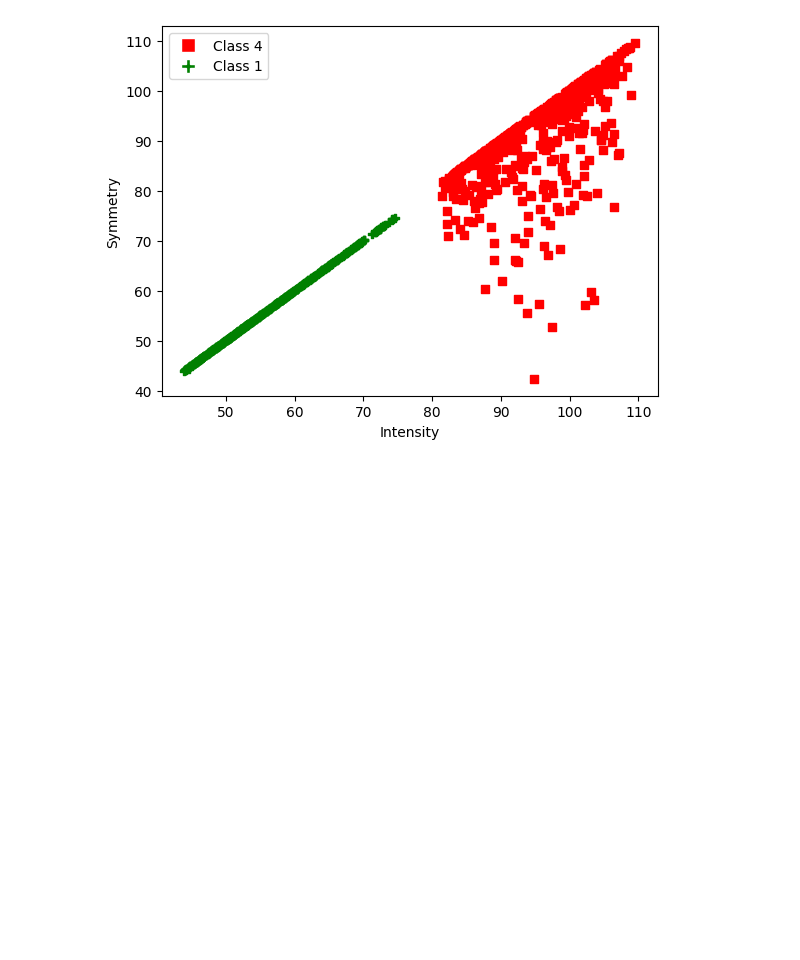
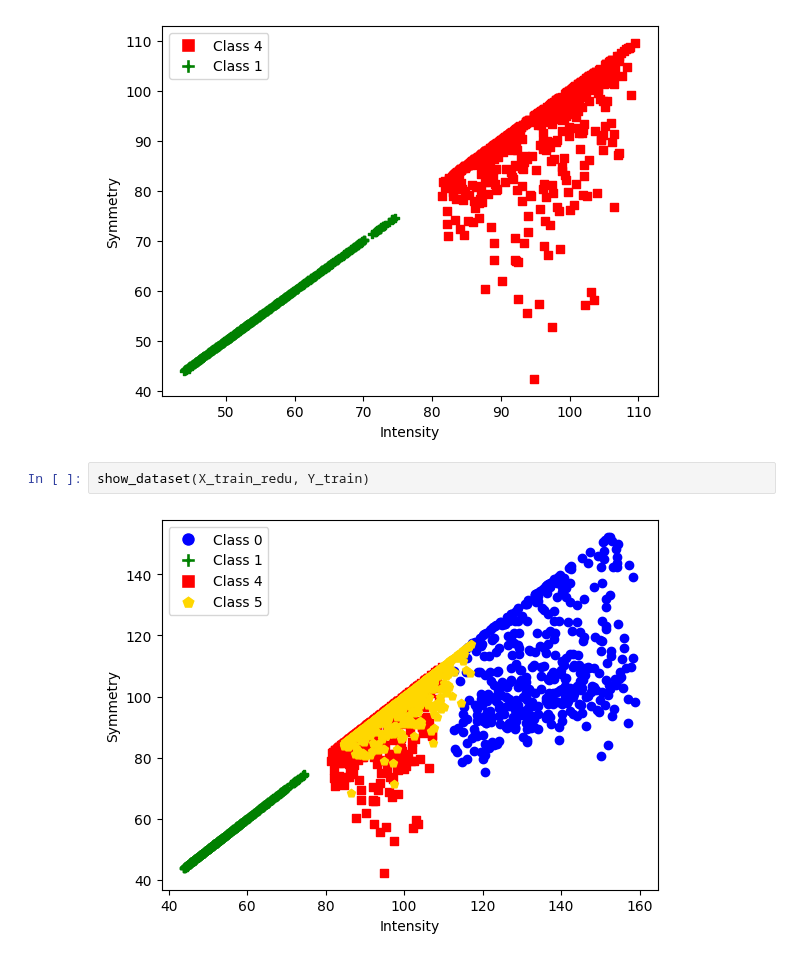
Before and after one commit to limafernando/ppgi-am, a Jupyter notebook: digits/main.ipynb, the cells around one changed output. Cells and saved outputs as stored; diff of their text form; blank space fills up the shorter version.

Commit message:
Add show_dataset function to plot the entiry dataset

```diff
--- a/digits/main.ipynb
+++ b/digits/main.ipynb
@@ -148,3 +148,7 @@ Y_train
 show_bin_dataset(X_train_redu, Y_train, 4, 1)
 # %% [output]
 [figure]
+# %%
+show_dataset(X_train_redu, Y_train)
+# %% [output]
+[figure, added]
```
Also changed, not shown: parts of 1 cell of this notebook, 2 other files.
